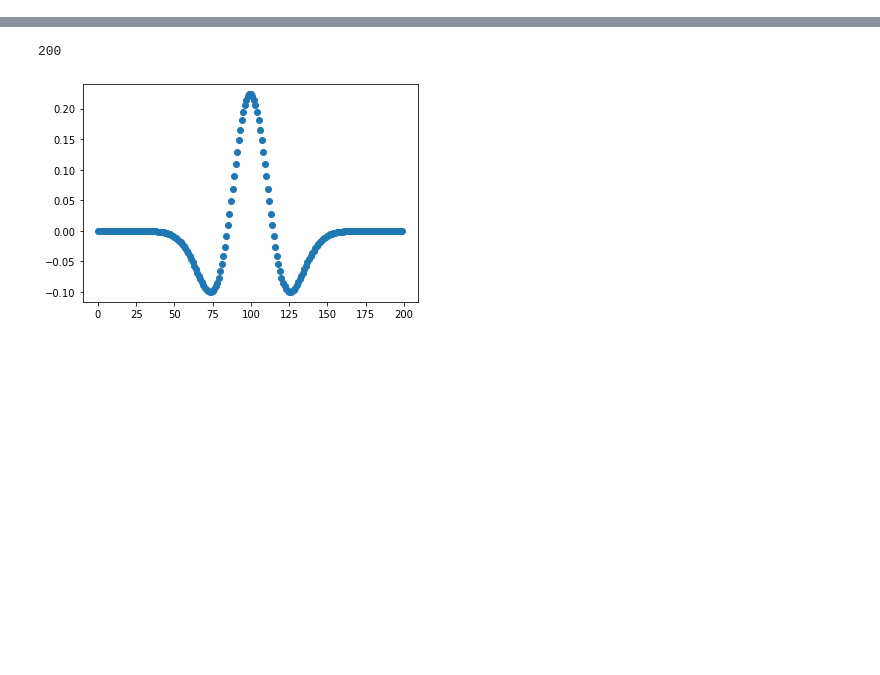
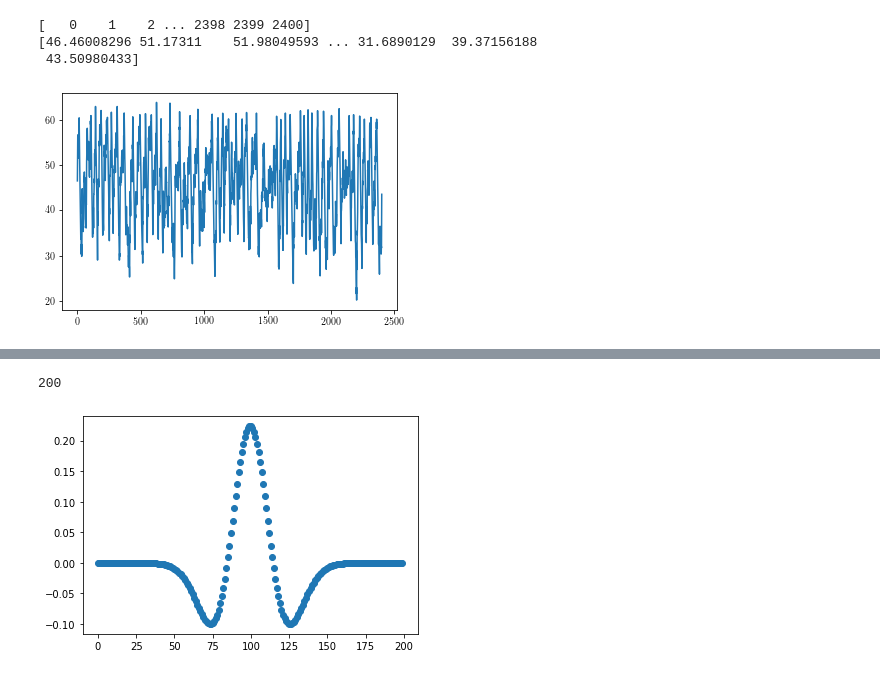
Before and after one commit to VasilievArtyom/PredictiveMaintenance, a Jupyter notebook: private/Tsyganov/wavelet.ipynb, the cells around one changed output, grey strips where cells are left out. Drawn from its saved outputs; the diff is of its cells as text; code cells hidden in the pictures; blank space fills up the shorter version.

```diff
--- a/private/Tsyganov/wavelet.ipynb
+++ b/private/Tsyganov/wavelet.ipynb
@@ -6 +20,11 @@ from scipy import signal
+# %%
+print(N[:, 1])
+print(T[:, 9])
+plt.plot(N[:, 1], T[:, 9])
+plt.show()
+# %% [output]
+[   0    1    2 ... 2398 2399 2400]
+[46.46008296 51.17311    51.98049593 ... 31.6890129  39.37156188
+ 43.50980433]
+[figure, added]
 # %%
```
Also changed, not shown: parts of 4 cells of this notebook.
